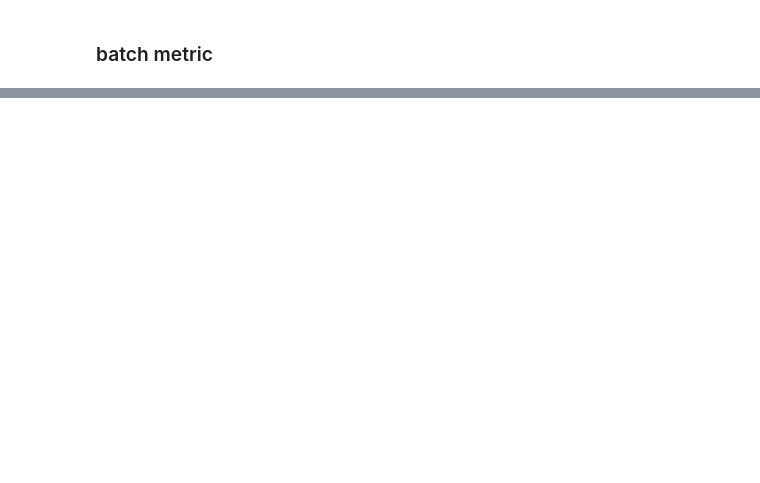
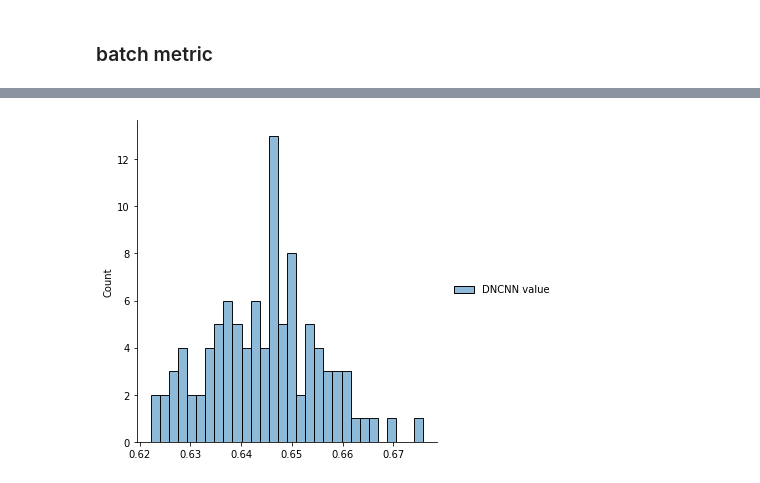
Before and after one commit to Abletobetable/lanit-2022-traffic, a Jupyter notebook: feature_detection.ipynb, the cells around one changed output, grey strips where cells are left out. Saved outputs shown, nothing was run; the diff lists cells and outputs as text; code cells hidden in the pictures; blank space fills up the shorter version.

```diff
--- a/feature_detection.ipynb
+++ b/feature_detection.ipynb
@@ -338,0 +416,6 @@ array([[[ 88,  88,  88],
+# %%
+data = pd.DataFrame({'DNCNN value': dncnn})
+displot = sns.displot(data, bins = 30)
+plt.show()
+# %% [output]
+[figure, added]
```
Also changed, not shown: parts of 16 cells of this notebook.
